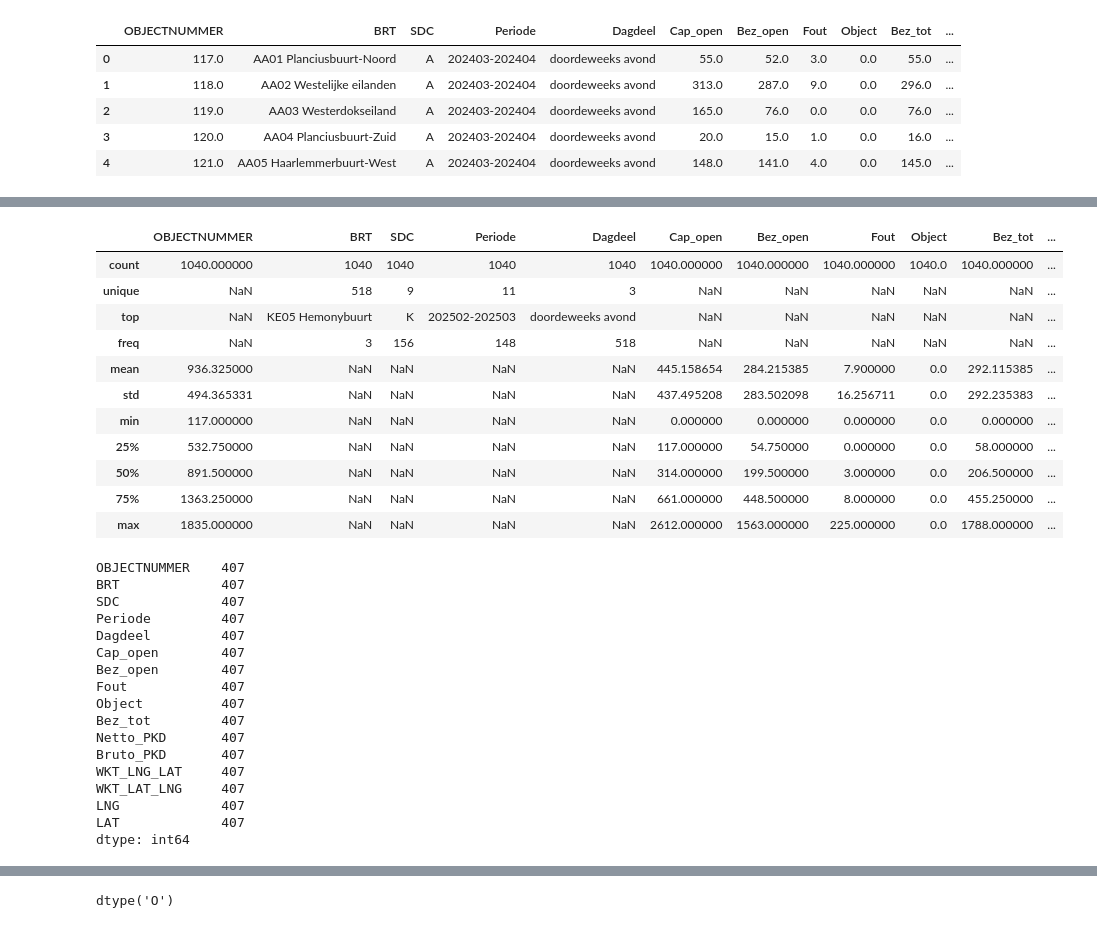
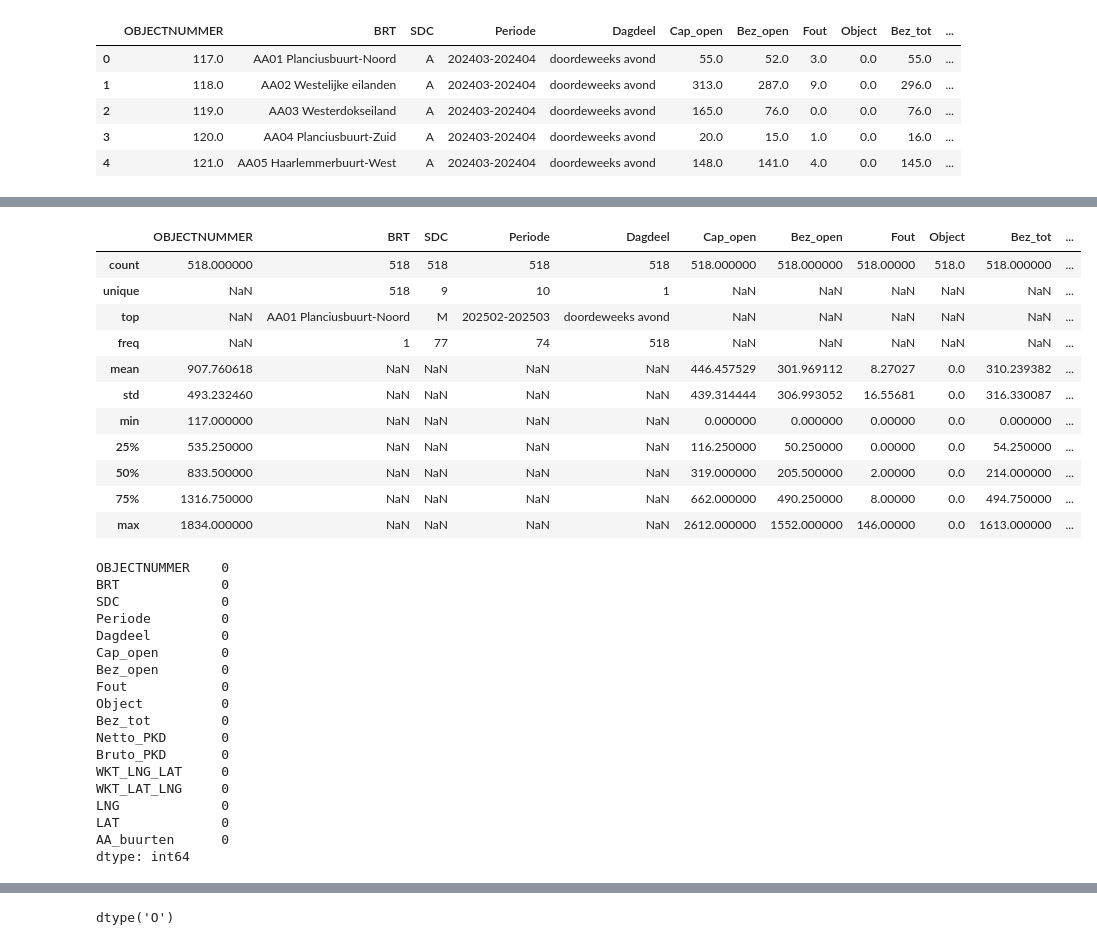
Before and after one commit to bram-villanueva/paper_project, a Jupyter notebook: test.ipynb, the cells around one changed output, grey strips where cells are left out. Cells and saved outputs as stored; diff of their text form; code cells hidden in the pictures.

```diff
--- a/test.ipynb
+++ b/test.ipynb
@@ -40,5 +40,5 @@ Rows before: 1447, after: 0, dropped: 1447
 # %%
-gpdf01["AA_buurten"] = gpdf01["BRT"].str[:2]
+gpdf01_1["AA_buurten"] = gpdf01_1["BRT"].str[:2]
 df_avg = gpdf01_1.groupby("AA_buurten", as_index=False).mean(numeric_only=True)
 df_avg.head(10)
 # %% [output]
@@ -56,35 +61,36 @@ df_avg.head(10)
 # %%
-display(gpdf01.describe(include="all"))
-gpdf01.isna().sum()
+display(gpdf01_1.describe(include="all"))
+gpdf01_1.isna().sum()
 # %% [output]
 |  | OBJECTNUMMER | BRT | SDC | Periode | Dagdeel | Cap_open | Bez_open | Fout | Object | Bez_tot | ... |
-| count | 1040.000000 | 1040 | 1040 | 1040 | 1040 | 1040.000000 | 1040.000000 | 1040.000000 | 1040.0 | 1040.000000 | ... |
-| unique | NaN | 518 | 9 | 11 | 3 | NaN | NaN | NaN | NaN | NaN | ... |
-| top | NaN | KE05 Hemonybuurt | K | 202502-202503 | doordeweeks avond | NaN | NaN | NaN | NaN | NaN | ... |
-| freq | NaN | 3 | 156 | 148 | 518 | NaN | NaN | NaN | NaN | NaN | ... |
-| mean | 936.325000 | NaN | NaN | NaN | NaN | 445.158654 | 284.215385 | 7.900000 | 0.0 | 292.115385 | ... |
-| std | 494.365331 | NaN | NaN | NaN | NaN | 437.495208 | 283.502098 | 16.256711 | 0.0 | 292.235383 | ... |
-| min | 117.000000 | NaN | NaN | NaN | NaN | 0.000000 | 0.000000 | 0.000000 | 0.0 | 0.000000 | ... |
-| 25% | 532.750000 | NaN | NaN | NaN | NaN | 117.000000 | 54.750000 | 0.000000 | 0.0 | 58.000000 | ... |
-| 50% | 891.500000 | NaN | NaN | NaN | NaN | 314.000000 | 199.500000 | 3.000000 | 0.0 | 206.500000 | ... |
-| 75% | 1363.250000 | NaN | NaN | NaN | NaN | 661.000000 | 448.500000 | 8.000000 | 0.0 | 455.250000 | ... |
-| max | 1835.000000 | NaN | NaN | NaN | NaN | 2612.000000 | 1563.000000 | 225.000000 | 0.0 | 1788.000000 | ... |
+| count | 518.000000 | 518 | 518 | 518 | 518 | 518.000000 | 518.000000 | 518.00000 | 518.0 | 518.000000 | ... |
+| unique | NaN | 518 | 9 | 10 | 1 | NaN | NaN | NaN | NaN | NaN | ... |
+| top | NaN | AA01 Planciusbuurt-Noord | M | 202502-202503 | doordeweeks avond | NaN | NaN | NaN | NaN | NaN | ... |
+| freq | NaN | 1 | 77 | 74 | 518 | NaN | NaN | NaN | NaN | NaN | ... |
+| mean | 907.760618 | NaN | NaN | NaN | NaN | 446.457529 | 301.969112 | 8.27027 | 0.0 | 310.239382 | ... |
+| std | 493.232460 | NaN | NaN | NaN | NaN | 439.314444 | 306.993052 | 16.55681 | 0.0 | 316.330087 | ... |
+| min | 117.000000 | NaN | NaN | NaN | NaN | 0.000000 | 0.000000 | 0.00000 | 0.0 | 0.000000 | ... |
+| 25% | 535.250000 | NaN | NaN | NaN | NaN | 116.250000 | 50.250000 | 0.00000 | 0.0 | 54.250000 | ... |
+| 50% | 833.500000 | NaN | NaN | NaN | NaN | 319.000000 | 205.500000 | 2.00000 | 0.0 | 214.000000 | ... |
+| 75% | 1316.750000 | NaN | NaN | NaN | NaN | 662.000000 | 490.250000 | 8.00000 | 0.0 | 494.750000 | ... |
+| max | 1834.000000 | NaN | NaN | NaN | NaN | 2612.000000 | 1552.000000 | 146.00000 | 0.0 | 1613.000000 | ... |
-OBJECTNUMMER    407
-BRT             407
-SDC             407
-Periode         407
-Dagdeel         407
-Cap_open        407
-Bez_open        407
-Fout            407
-Object          407
-Bez_tot         407
-Netto_PKD       407
-Bruto_PKD       407
-WKT_LNG_LAT     407
-WKT_LAT_LNG     407
-LNG             407
-LAT             407
+OBJECTNUMMER    0
+BRT             0
+SDC             0
+Periode         0
+Dagdeel         0
+Cap_open        0
+Bez_open        0
+Fout            0
+Object          0
+Bez_tot         0
+Netto_PKD       0
+Bruto_PKD       0
+WKT_LNG_LAT     0
+WKT_LAT_LNG     0
+LNG             0
+LAT             0
+AA_buurten      0
 dtype: int64
 # %%
 plt.figure()
```
Also changed, not shown: parts of 7 cells of this notebook.
